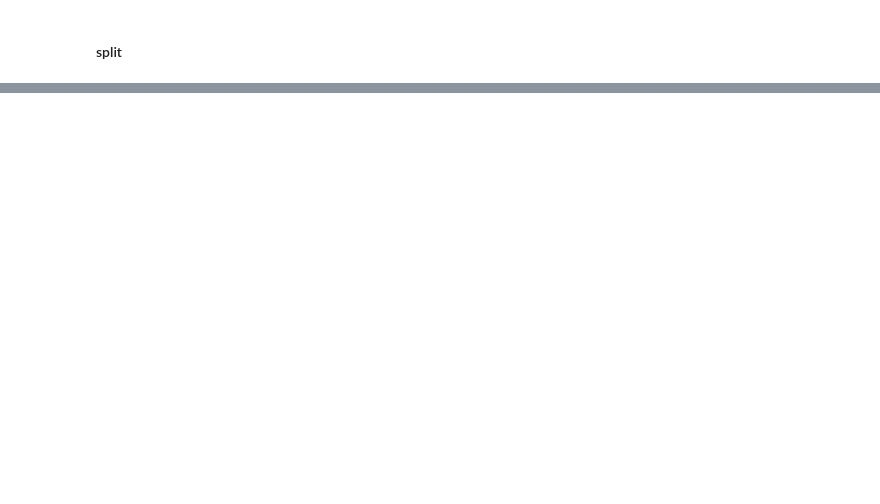
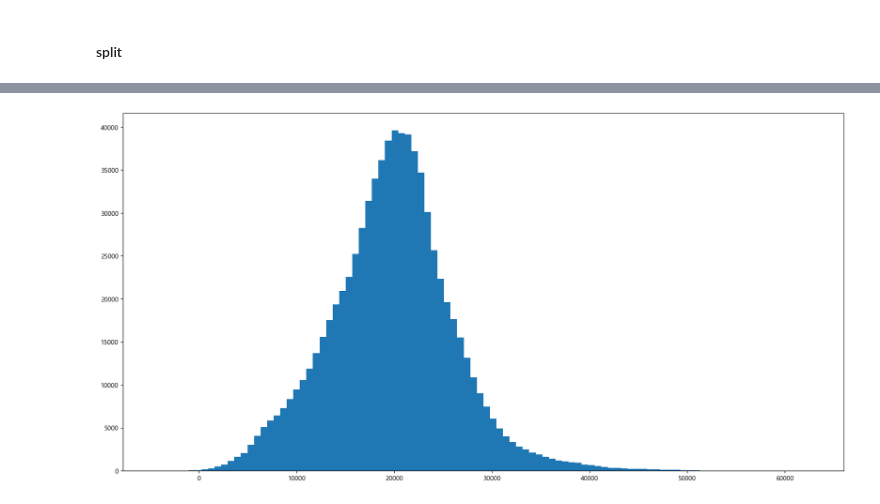
Before and after one commit to benidjor/weather-contest, a Jupyter notebook: fog_model.ipynb, the cells around one changed output, grey strips where cells are left out. Drawn from its saved outputs; the diff is of its cells as text; code cells hidden in the pictures; blank space fills up the shorter version.

```diff
--- a/fog_model.ipynb
+++ b/fog_model.ipynb
@@ -288,0 +178,8 @@ lr_model.fit(scaled_x_train, y_train)
+# %%
+dataset_preprocessed = model_data.copy()
+
+x = dataset_preprocessed.drop(['vis1'], axis = 1)
+y = dataset_preprocessed['vis1']
+
+x_train, x_valid, y_train, y_valid = train_test_split(x, y, train_size= 0.75, random_state=42)
+# stratify는 데이터 클래스의 비율을 일정한 수준으로 유지한채 데이터를 스플릿하는 함수임
@@ -288,0 +190,6 @@ lr_model.fit(scaled_x_train, y_train)
+# %%
+dt_model = DecisionTreeRegressor(random_state=42)
+dt_model.fit(x_train, y_train)
+dt_valid_pred = dt_model.predict(x_valid)
+dt_rmse = mean_squared_error(y_valid, dt_valid_pred, squared=False)
+dt_r2 = r2_score(y_valid, dt_valid_pred)
@@ -288,0 +198,6 @@ lr_model.fit(scaled_x_train, y_train)
+# %%
+xgb_model = XGBRegressor(random_state=42)
+xgb_model.fit(x_train, y_train)
+xgb_valid_pred = xgb_model.predict(x_valid)
+xgb_rmse = mean_squared_error(y_valid, xgb_valid_pred, squared=False)
+xgb_r2 = r2_score(y_valid, xgb_valid_pred)
@@ -288,0 +311,6 @@ lr_model.fit(scaled_x_train, y_train)
+# %%
+plt.figure(figsize = (20, 10))
+plt.hist(xgb_valid_pred, bins = 100)
+plt.show()
+# %% [output]
+[figure, added]
```
Also changed, not shown: parts of 48 cells of this notebook, 5 other files.
